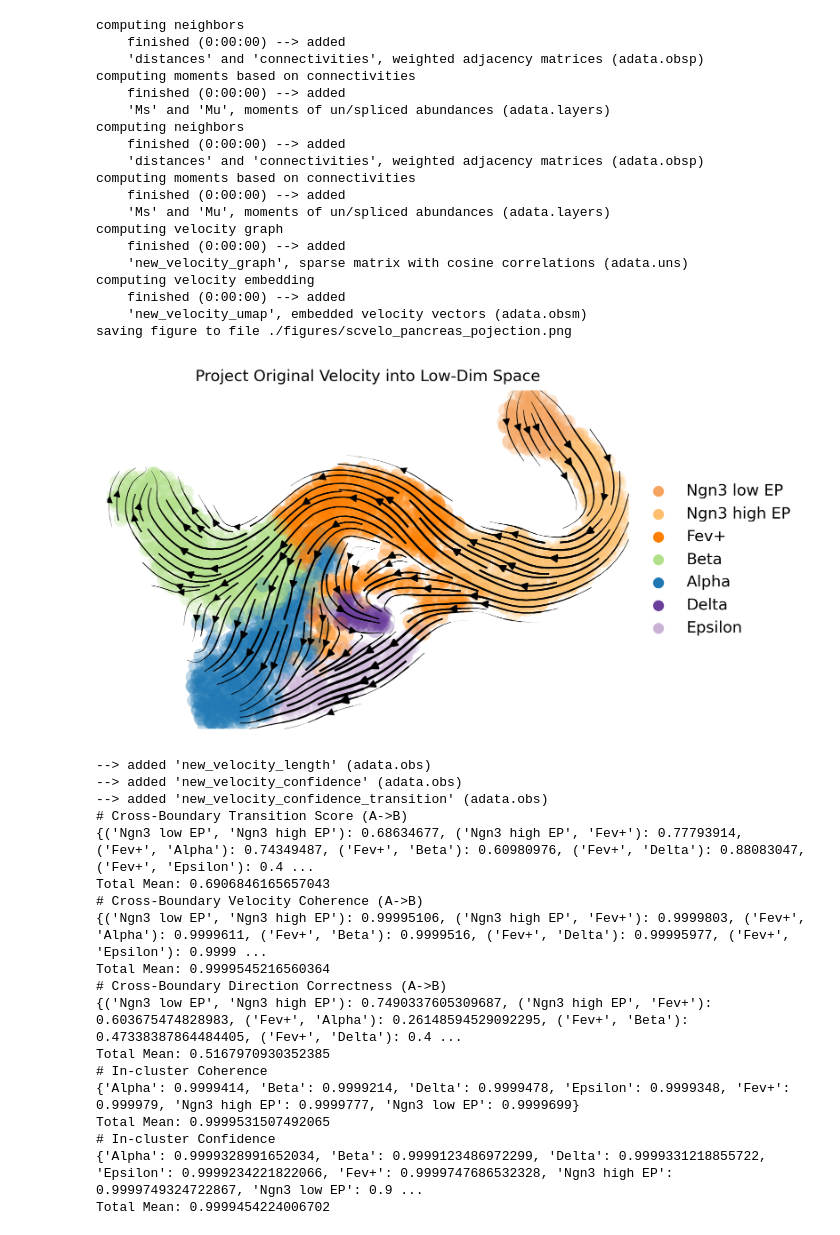
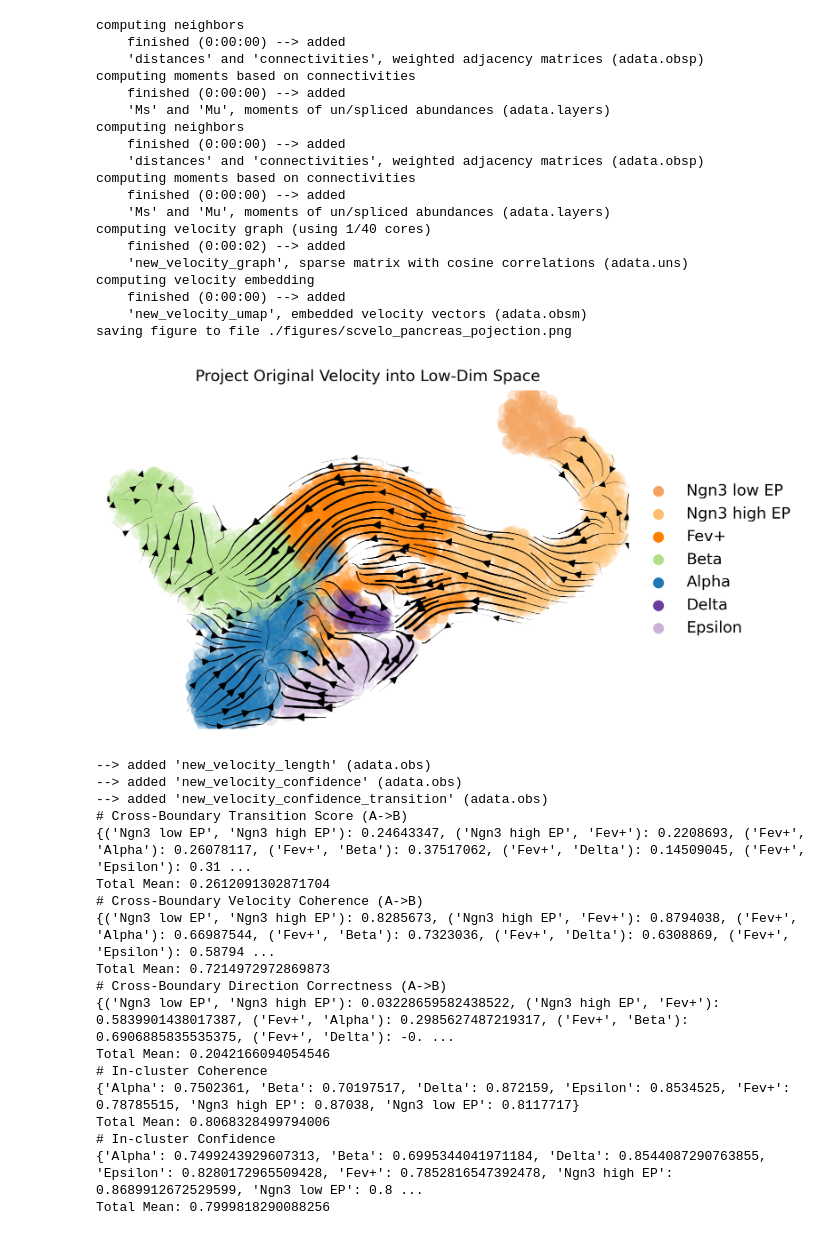
Before and after one commit to qiaochen/VeloAE, a Jupyter notebook: notebooks/pancreas/model-pancreas.ipynb, the cells around one changed output. Saved outputs shown, nothing was run; the diff lists cells and outputs as text; code cells hidden in the pictures.

```diff
--- a/notebooks/pancreas/model-pancreas.ipynb
+++ b/notebooks/pancreas/model-pancreas.ipynb
@@ -19,10 +17,23 @@ args = parser.parse_args(args=['--lr',  '1e-6',
                                '--data-dir', '/data/users/cqiao/notebooks/projects/PaperRev/VeloRep2/endocrinogenesis_day15.5.h5ad',
                                '--model-name', 'pancreas_model.cpt',
                                '--exp-name', 'CohAE_pancreas',
-                               '--device', 'cuda:3',
+                               '--device', 'cuda:2',
                                '--gumbsoft_tau', '1',
                                '--nb_g_src', 'SU',
                                '--n_raw_gene', '2000',
+                               '--n_conn_nb', '30',
+                               '--n_nb_newadata', '30',
+                               '--aux_weight', '1',
+                            #    '--sl1_beta', '2',
+                            #    '--v_rg_wt', '1.0', # <= 0 means not using velocity constraint loss
+                               '--fit_offset_train', 'True',
+                               '--fit_offset_pred', 'True',
+                               '--use_offset_pred', 'True', # we remove offset after low-dimensional linear regression with offset,
+                                                          # to further denoise output, since during training we did not use offset
+                                                          # in order to make the low dimensions centered (i.e., offset = 0) for linear regression. So, Ideally, when fitting
+                                                          # linear regression with offset after training veloAE, the offset should be close to zero.
+                                                          # But fitting with an offset may alow gamma to be less prone to noises.
+                               '--use_gcn', 'True' #: GCN, None: GAT
                               ])
 # %%
 torch.manual_seed(args.seed)
@@ -49,6 +60,7 @@ def main_AE(args, adata):
     tensor_s = torch.FloatTensor(spliced).to(device)
     tensor_u = torch.FloatTensor(unspliced).to(device)
     tensor_x = torch.FloatTensor(adata.X.toarray()).to(device)
+    tensor_v = torch.FloatTensor(adata.layers['stc_velocity']).to(device)
 
     model = init_model(adata, args, device)
 
@@ -57,7 +69,7 @@ def main_AE(args, adata):
     if args.use_x:
         inputs.append(tensor_x)
 
-    model = fit_model(args, adata, model, inputs, xyids, device)
+    model = fit_model(args, adata, model, inputs, tensor_v, xyids, device)
     return tensor_s, tensor_u, tensor_x
 # %%
 adata = scanpy.read_h5ad(args.data_dir)
@@ -154,60 +168,62 @@ def exp(adata, exp_metrics):
         s = model.encoder(tensor_s)
         u = model.encoder(tensor_u)
 
-        v = estimate_ld_velocity(s, u, device=device).cpu().numpy()
+        v = estimate_ld_velocity(s, u, device=device, perc=[5, 95],
+                                 norm=args.use_norm, fit_offset=args.fit_offset_pred,
+                                 use_offset=args.use_offset_pred).cpu().numpy()
         x = x.cpu().numpy()
         s = s.cpu().numpy()
         u = u.cpu().numpy()
 
-    adata = new_adata(adata, x, s, u, v, g_basis="X")
+    adata = new_adata(adata, x, s, u, v, g_basis='X', n_nb_newadata=args.n_nb_newadata)
     scv.tl.velocity_graph(adata, vkey='new_velocity')
     scv.pl.velocity_embedding_stream(adata, legend_loc='right_margin', vkey="new_velocity", basis='X_umap', color=k_cluster,
                                     title="Project Original Velocity into Low-Dim Space",
                                     dpi=350,
                                     save='pancreas_pojection.png')
     scv.tl.velocity_confidence(adata, vkey='new_velocity')
     exp_metrics['Cohort AutoEncoder'] = evaluate(adata, cluster_edges, k_cluster, "new_velocity")
 
 exp(adata, exp_metrics)
 # %% [output]
 computing neighbors
     finished (0:00:00) --> added
     'distances' and 'connectivities', weighted adjacency matrices (adata.obsp)
 computing moments based on connectivities
     finished (0:00:00) --> added
     'Ms' and 'Mu', moments of un/spliced abundances (adata.layers)
 computing neighbors
     finished (0:00:00) --> added
     'distances' and 'connectivities', weighted adjacency matrices (adata.obsp)
 computing moments based on connectivities
     finished (0:00:00) --> added
     'Ms' and 'Mu', moments of un/spliced abundances (adata.layers)
-computing velocity graph
-    finished (0:00:00) --> added
+computing velocity graph (using 1/40 cores)
+    finished (0:00:02) --> added
     'new_velocity_graph', sparse matrix with cosine correlations (adata.uns)
 computing velocity embedding
     finished (0:00:00) --> added
     'new_velocity_umap', embedded velocity vectors (adata.obsm)
 saving figure to file ./figures/scvelo_pancreas_pojection.png
-[figure, old version]
+[figure, new version]
 --> added 'new_velocity_length' (adata.obs)
 --> added 'new_velocity_confidence' (adata.obs)
 --> added 'new_velocity_confidence_transition' (adata.obs)
 # Cross-Boundary Transition Score (A->B)
-{('Ngn3 low EP', 'Ngn3 high EP'): 0.68634677, ('Ngn3 high EP', 'Fev+'): 0.77793914, ('Fev+', 'Alpha'): 0.74349487, ('Fev+', 'Beta'): 0.60980976, ('Fev+', 'Delta'): 0.88083047, ('Fev+', 'Epsilon'): 0.4 ...
-Total Mean: 0.6906846165657043
+{('Ngn3 low EP', 'Ngn3 high EP'): 0.24643347, ('Ngn3 high EP', 'Fev+'): 0.2208693, ('Fev+', 'Alpha'): 0.26078117, ('Fev+', 'Beta'): 0.37517062, ('Fev+', 'Delta'): 0.14509045, ('Fev+', 'Epsilon'): 0.31 ...
+Total Mean: 0.2612091302871704
 # Cross-Boundary Velocity Coherence (A->B)
-{('Ngn3 low EP', 'Ngn3 high EP'): 0.99995106, ('Ngn3 high EP', 'Fev+'): 0.9999803, ('Fev+', 'Alpha'): 0.9999611, ('Fev+', 'Beta'): 0.9999516, ('Fev+', 'Delta'): 0.99995977, ('Fev+', 'Epsilon'): 0.9999 ...
-Total Mean: 0.9999545216560364
+{('Ngn3 low EP', 'Ngn3 high EP'): 0.8285673, ('Ngn3 high EP', 'Fev+'): 0.8794038, ('Fev+', 'Alpha'): 0.66987544, ('Fev+', 'Beta'): 0.7323036, ('Fev+', 'Delta'): 0.6308869, ('Fev+', 'Epsilon'): 0.58794 ...
+Total Mean: 0.7214972972869873
 # Cross-Boundary Direction Correctness (A->B)
-{('Ngn3 low EP', 'Ngn3 high EP'): 0.7490337605309687, ('Ngn3 high EP', 'Fev+'): 0.603675474828983, ('Fev+', 'Alpha'): 0.26148594529092295, ('Fev+', 'Beta'): 0.47338387864484405, ('Fev+', 'Delta'): 0.4 ...
-Total Mean: 0.5167970930352385
+{('Ngn3 low EP', 'Ngn3 high EP'): 0.03228659582438522, ('Ngn3 high EP', 'Fev+'): 0.5839901438017387, ('Fev+', 'Alpha'): 0.2985627487219317, ('Fev+', 'Beta'): 0.6906885835535375, ('Fev+', 'Delta'): -0. ...
+Total Mean: 0.2042166094054546
 # In-cluster Coherence
-{'Alpha': 0.9999414, 'Beta': 0.9999214, 'Delta': 0.9999478, 'Epsilon': 0.9999348, 'Fev+': 0.999979, 'Ngn3 high EP': 0.9999777, 'Ngn3 low EP': 0.9999699}
-Total Mean: 0.9999531507492065
+{'Alpha': 0.7502361, 'Beta': 0.70197517, 'Delta': 0.872159, 'Epsilon': 0.8534525, 'Fev+': 0.78785515, 'Ngn3 high EP': 0.87038, 'Ngn3 low EP': 0.8117717}
+Total Mean: 0.8068328499794006
 # In-cluster Confidence
-{'Alpha': 0.9999328991652034, 'Beta': 0.9999123486972299, 'Delta': 0.9999331218855722, 'Epsilon': 0.9999234221822066, 'Fev+': 0.9999747686532328, 'Ngn3 high EP': 0.9999749324722867, 'Ngn3 low EP': 0.9 ...
-Total Mean: 0.9999454224006702
+{'Alpha': 0.7499243929607313, 'Beta': 0.6995344041971184, 'Delta': 0.8544087290763855, 'Epsilon': 0.8280172965509428, 'Fev+': 0.7852816547392478, 'Ngn3 high EP': 0.8689912672529599, 'Ngn3 low EP': 0.8 ...
+Total Mean: 0.7999818290088256
 # %%
 with open("{}.pkl".format(EXP_NAME), 'wb') as out_file:
     pickle.dump(exp_metrics, out_file)
```
Also changed, not shown: parts of 4 cells of this notebook, 1 other file.
